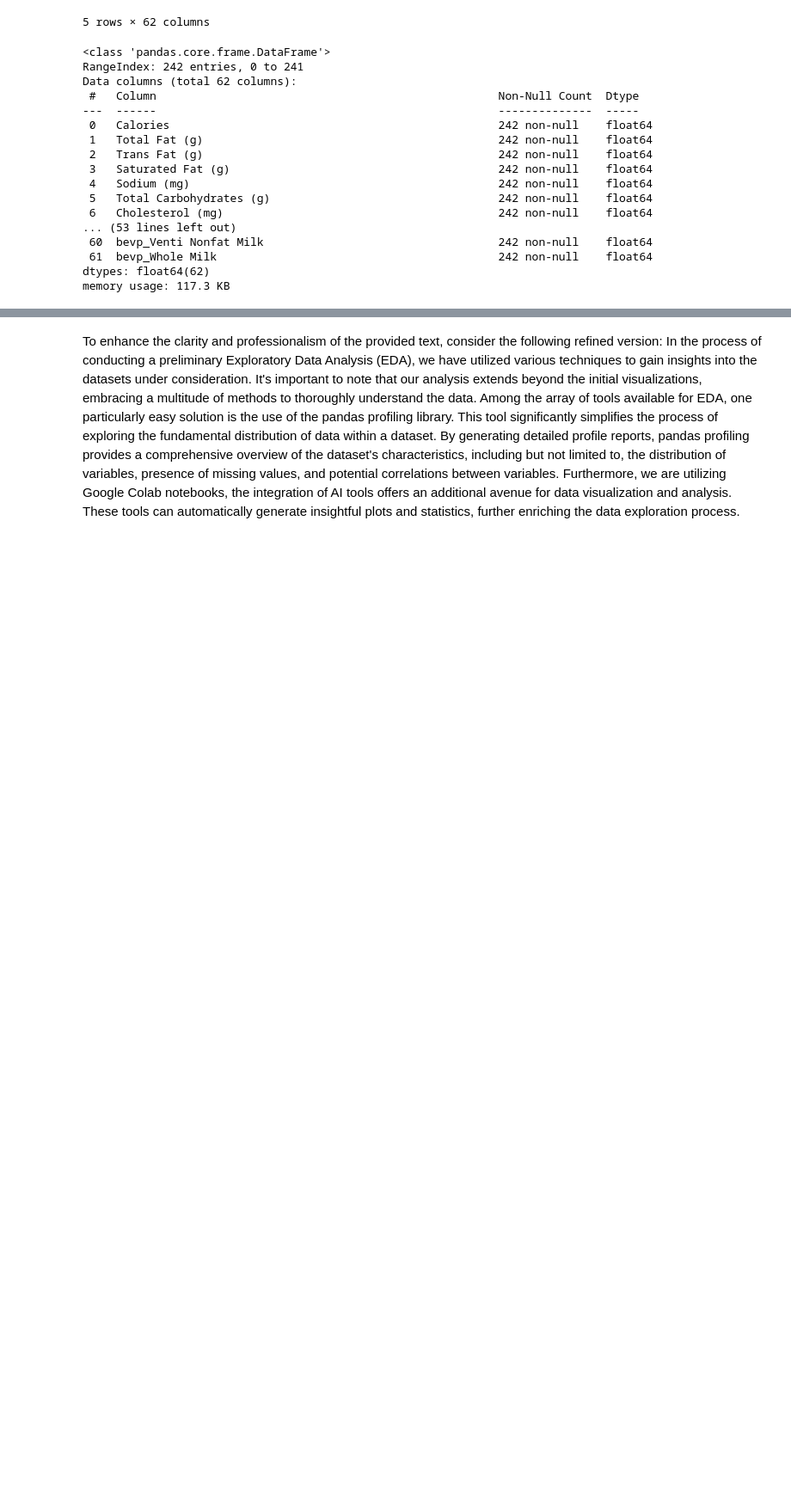
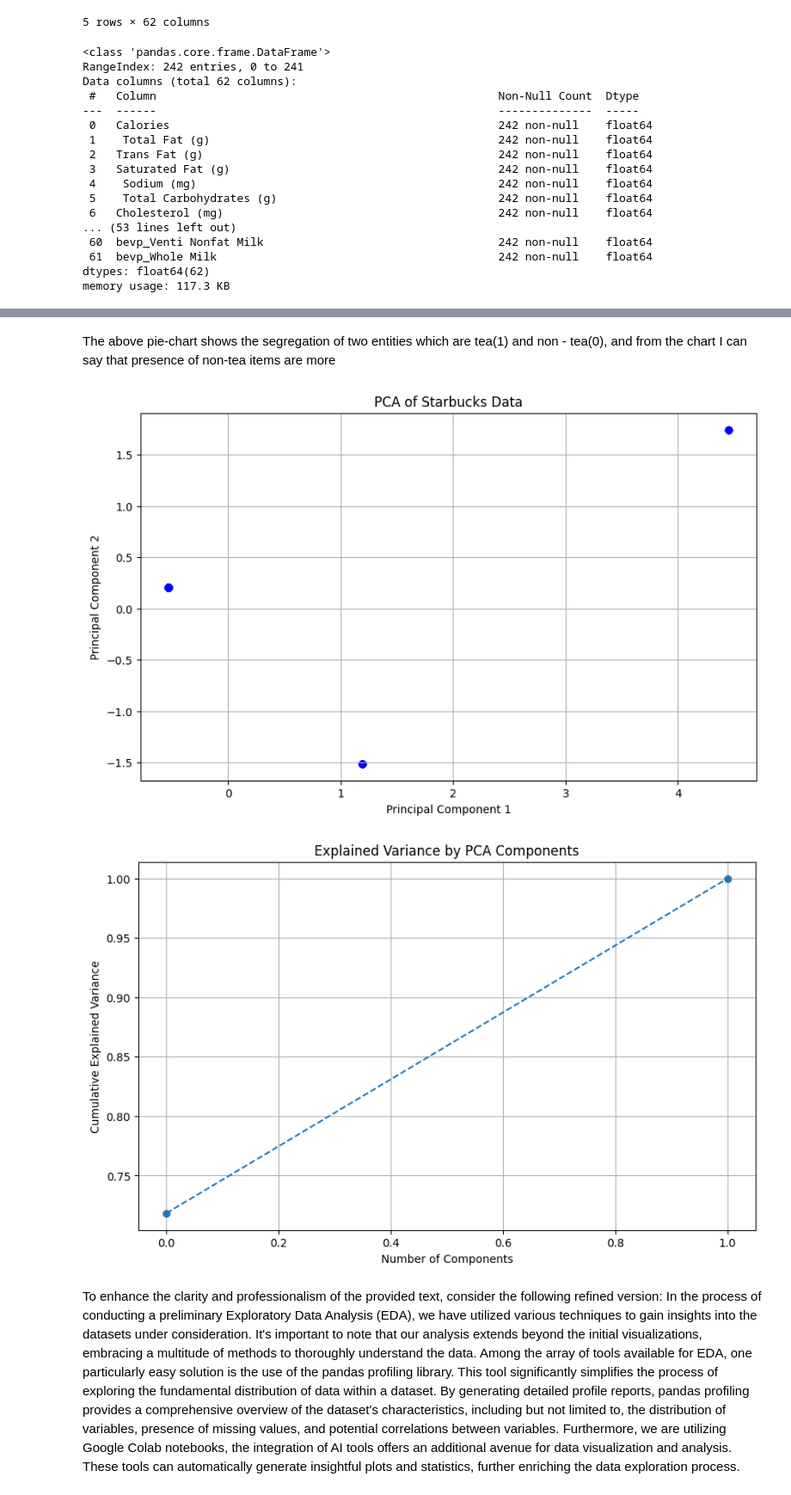
Before and after one commit to lohithready/ihub-iiith, a Jupyter notebook: AIML_III_Module_2_project_2024(Lohith's).ipynb, the cells around one changed output, grey strips where cells are left out. Shown at 86% size. Saved outputs shown, nothing was run; the diff lists cells and outputs as text; code cells hidden in the pictures; blank space fills up the shorter version.

```diff
--- a/AIML_III_Module_2_project_2024(Lohith's).ipynb
+++ b/AIML_III_Module_2_project_2024(Lohith's).ipynb
@@ -396,3 +407,38 @@ memory usage: 117.3 KB
+# %% [markdown]
+The above pie-chart shows the segregation of two entities which are tea(1) and non - tea(0), and from the chart I can say that presence of non-tea items are more
+# %%
+## to do
+# perform pca on the data and plot the explained variace ratio, what is the optimal number of principal components in this case ?
+from sklearn.preprocessing import StandardScaler
+df = data
+numerical_cols = ['Tea','bev_Tazo® Chai Tea Latte']
+data = df[numerical_cols]
+scaler = StandardScaler()
+data_scaled = scaler.fit_transform(data)
+pca = PCA(n_components=2)  # You can choose the number of components
+pca.fit(data_scaled)
+data_pca = pca.transform(data_scaled)
+
+
+plt.figure(figsize=(10, 6))
+plt.scatter(data_pca[:, 0], data_pca[:, 1], alpha=0.6, c='blue')
+plt.xlabel('Principal Component 1')
+plt.ylabel('Principal Component 2')
+plt.title('PCA of Starbucks Data')
+plt.grid(True)
+plt.show()
+
+
+plt.figure(figsize=(10, 6))
+plt.plot(np.cumsum(pca.explained_variance_ratio_), marker='o', linestyle='--')
+plt.xlabel('Number of Components')
+plt.ylabel('Cumulative Explained Variance')
+plt.title('Explained Variance by PCA Components')
+plt.grid(True)
+plt.show()
+# %% [output]
+[figure, added]
+[figure, added]
 # %%
 ## to do
 # visualise the principal components, choose the number of principal components based on the above plot. What is you observation from the plot?
```
Also changed, not shown: parts of 9 cells of this notebook.
